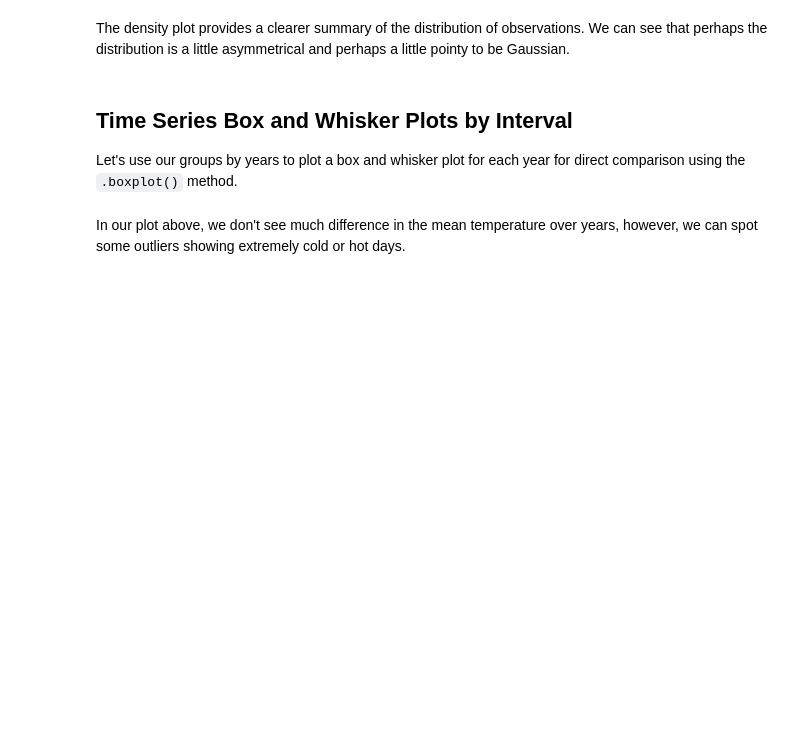
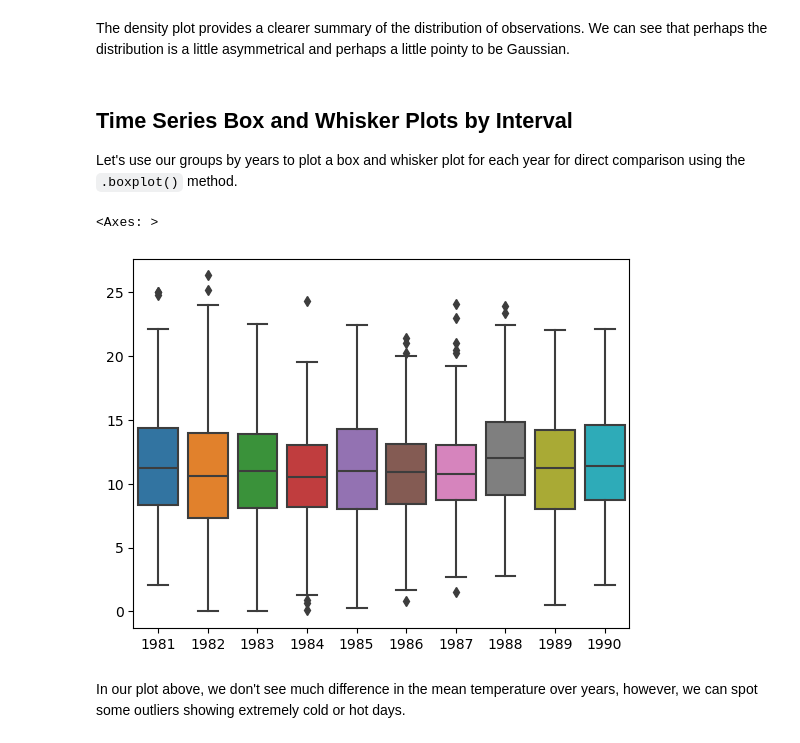
Before and after one commit to PaulMuniu/visualizing-time-series-data-lab, a Jupyter notebook: index.ipynb, the cells around one changed output. Saved outputs shown, nothing was run; the diff lists cells and outputs as text; code cells hidden in the pictures; blank space fills up the shorter version.

```diff
--- a/index.ipynb
+++ b/index.ipynb
@@ -175,6 +181,10 @@ The density plot provides a clearer summary of the distribution of observations.
 Let's use our groups by years to plot a box and whisker plot for each year for direct comparison using the `.boxplot()` method.
 # %%
 # Generate a box and whiskers plot for temp_annual
+sns.boxplot(data=temp_annual)
+# %% [output]
+<Axes: >
+[figure, added]
 # %% [markdown]
 In our plot above, we don't see much difference in the mean temperature over years, however, we can spot some outliers showing extremely cold or hot days.
 # %% [markdown]
```
Also changed, not shown: parts of 6 cells of this notebook.
